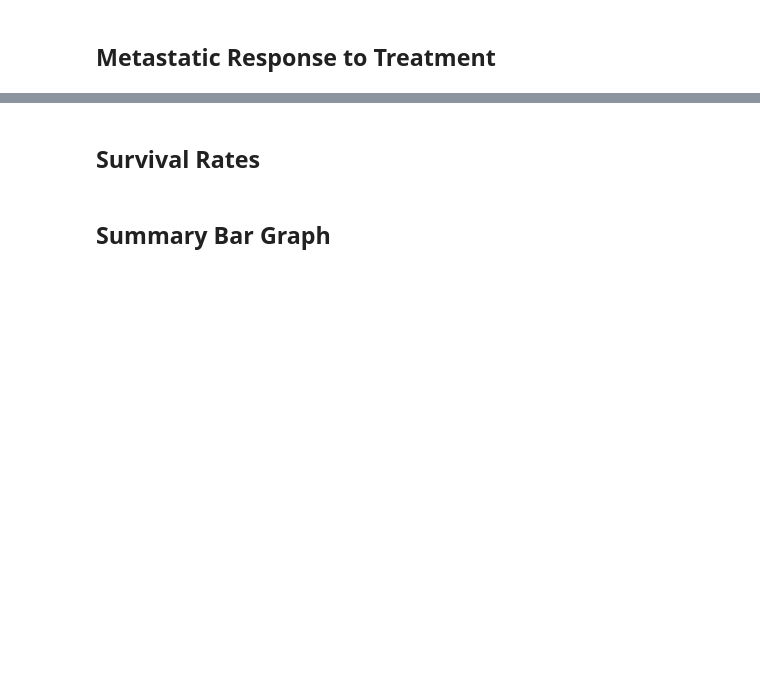
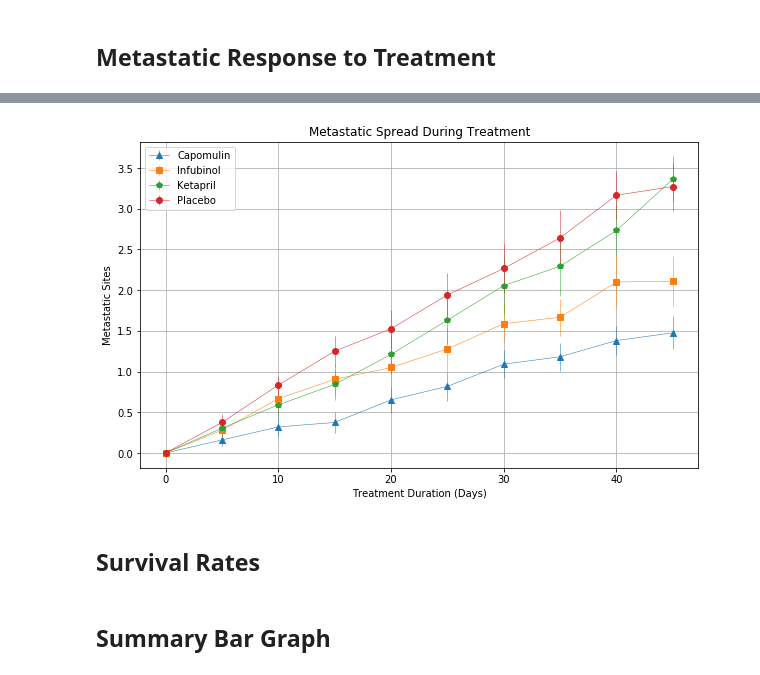
Before and after one commit to madengr00/Pymaceuticals, a Jupyter notebook: pymaceuticals_starter_MyCopy.ipynb, the cells around one changed output, grey strips where cells are left out. Cells and saved outputs as stored; diff of their text form; code cells hidden in the pictures; blank space fills up the shorter version.

Commit message:
Through Metastatic Response.

```diff
--- a/pymaceuticals_starter_MyCopy.ipynb
+++ b/pymaceuticals_starter_MyCopy.ipynb
@@ -119,6 +117,7 @@ plt.show()
 # %%
-# Store the Standard Error associated with Met. Sites Grouped by Drug and Timepoint
-
-# Convert to DataFrame
-
+# Store the Standard Error associated with Met. Sites Grouped by Drug and Timepoint # Convert to DataFrame
+metastatic_response_sem = mouse_clinical_df.groupby(['Drug', 'Timepoint'])['Metastatic Sites'].sem().reset_index()
+#rename column title adding in SEM for standard error mean
+metastatic_response_sem.rename(columns={'Metastatic Sites': 'Metastatic Site SEM'}, inplace = True)
 # Preview DataFrame
+metastatic_response_sem.head()
@@ -125,4 +131,6 @@ plt.show()
 # %%
 # Minor Data Munging to Re-Format the Data Frames
-
-# Preview that Reformatting worked
+# Pivot the metastat site means
+metastatic_response_pivot_mean = metastatic_response_mean.pivot(index = 'Timepoint', columns = 'Drug', values= 'Metastatic Site \u03BC')
+# Preview that reformat worked
+metastatic_response_pivot_mean.head(3)
@@ -134,0 +143,6 @@ plt.show()
+# %%
+# Minor Data Munging to Re-Format the Data Frames
+# Pivot the metastat site SEM
+metastatic_response_pivot_sem = metastatic_response_sem.pivot(index = 'Timepoint', columns = 'Drug', values= 'Metastatic Site SEM')
+# Preview that reformat worked
+metastatic_response_pivot_sem.head(3)
@@ -135,3 +155,23 @@ plt.show()
+# %%
+# Generate the Plot (with Error Bars)
+#select and plot subsets "Capomulin","Infubinol","Ketapril","Placebo"
+fig, ax = plt.subplots(figsize = (10,6))
+ax.errorbar(metastatic_response_pivot_mean.index,metastatic_response_pivot_mean.Capomulin, yerr = metastatic_response_pivot_sem.Capomulin,linestyle = "-",linewidth = .5, fmt = "^")
+ax.errorbar(metastatic_response_pivot_mean.index,metastatic_response_pivot_mean.Infubinol, yerr = metastatic_response_pivot_sem.Infubinol,linestyle = "-",linewidth = .5, fmt = "s")
+ax.errorbar(metastatic_response_pivot_mean.index,metastatic_response_pivot_mean.Ketapril, yerr = metastatic_response_pivot_sem.Ketapril,linestyle = "-",linewidth = .5, fmt = "p")
+ax.errorbar(metastatic_response_pivot_mean.index,metastatic_response_pivot_mean.Placebo, yerr = metastatic_response_pivot_sem.Placebo,linestyle = "-",linewidth =.5, fmt = "o")
+
+#Set up the plot
+plt.title("Metastatic Spread During Treatment")
+plt.legend(loc = "best")
+plt.xlabel("Treatment Duration (Days)")
+plt.ylabel("Metastatic Sites")
+plt.grid()
+
+# Save the Figure
+plt.savefig('metastatic_response.png')
+# %% [output]
+[figure, added]
 # %% [markdown]
 ## Survival Rates
 # %%
```
Also changed, not shown: parts of 9 cells of this notebook, 2 other files.
